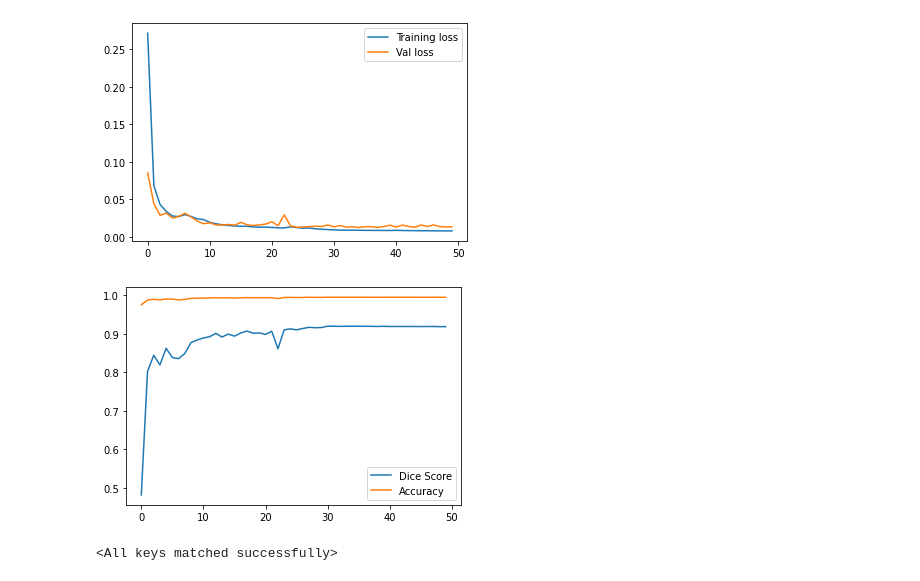
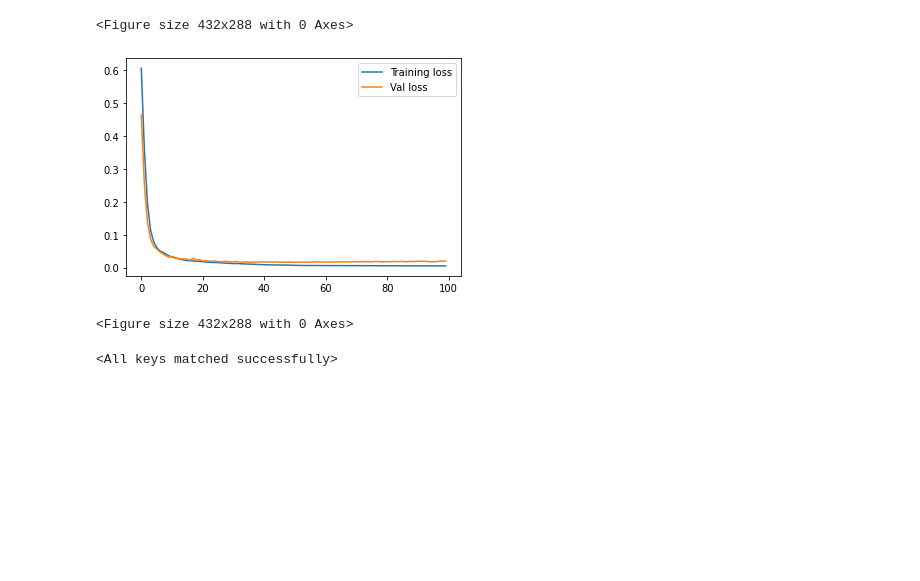
Before and after one commit to joewong00/3D-CNN-Segmentation, a Jupyter notebook: test.ipynb, the cells around one changed output. Drawn from its saved outputs; the diff is of its cells as text; code cells hidden in the pictures; blank space fills up the shorter version.

```diff
--- a/test.ipynb
+++ b/test.ipynb
@@ -8,12 +8,13 @@ from utils import dice_coefficient, iou, plotloss, plotaccuracy
 import torchvision.transforms as T
 import re
 # %%
-plotloss('output/train6.out')
+plotloss('output/train10.out')
 plt.figure()
-plotaccuracy('output/train6.out')
+# plotaccuracy('output/train6.out')
 # %% [output]
+<Figure size 432x288 with 0 Axes>
-[figure, old version]
+[figure, new version]
-[figure, removed]
+<Figure size 432x288 with 0 Axes>
 # %%
 device = torch.device('cpu')
 model = ResidualUNet3D(in_channels=1, out_channels=1, testing=True).to(device)
```
Also changed, not shown: parts of 5 cells of this notebook, 16 other files.
